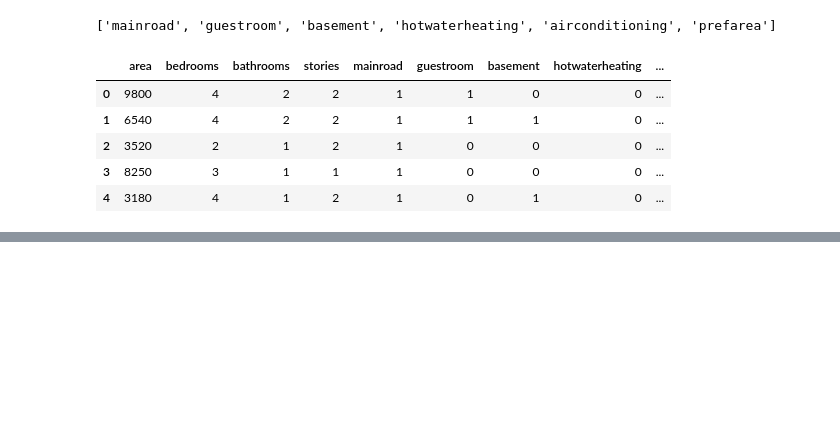
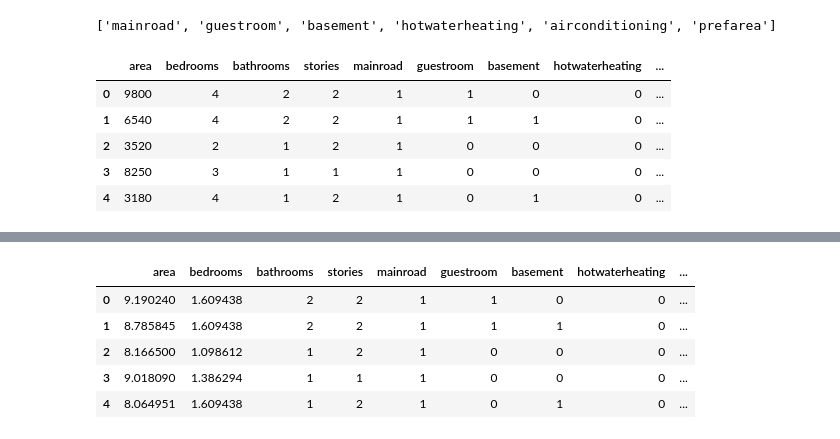
Before and after one commit to Sumitlasiwa/HousePricePredictor, a Jupyter notebook: notebooks/2_Feature_engineering.ipynb, the cells around one changed output, grey strips where cells are left out. Drawn from its saved outputs; the diff is of its cells as text; code cells hidden in the pictures; blank space fills up the shorter version.

```diff
--- a/notebooks/2_Feature_engineering.ipynb
+++ b/notebooks/2_Feature_engineering.ipynb
@@ -42,3 +71,19 @@ for df_name in df_names:
+# %%
+
+from scipy import stats
+import numpy as np
+
+z_scores = np.abs(stats.zscore(df))
+df = df[(z_scores < 3).all(axis=1)]
+# %%
+df.head()
+# %% [output]
+|  | area | bedrooms | bathrooms | stories | mainroad | guestroom | basement | hotwaterheating | ... |
+| 0 | 9.190240 | 1.609438 | 2 | 2 | 1 | 1 | 0 | 0 | ... |
+| 1 | 8.785845 | 1.609438 | 2 | 2 | 1 | 1 | 1 | 0 | ... |
+| 2 | 8.166500 | 1.098612 | 1 | 2 | 1 | 0 | 0 | 0 | ... |
+| 3 | 9.018090 | 1.386294 | 1 | 1 | 1 | 0 | 0 | 0 | ... |
+| 4 | 8.064951 | 1.609438 | 1 | 2 | 1 | 0 | 1 | 0 | ... |
 # %%
 df.to_csv('C:/Users/Lenovo/Desktop/refined_projects/House-Price-Predictor/data/cleaned_train.csv', index=False)
 df_v.to_csv('C:/Users/Lenovo/Desktop/refined_projects/House-Price-Predictor/data/cleaned_validation.csv', index=False)
```
Also changed, not shown: parts of 6 cells of this notebook, 21 other files.
